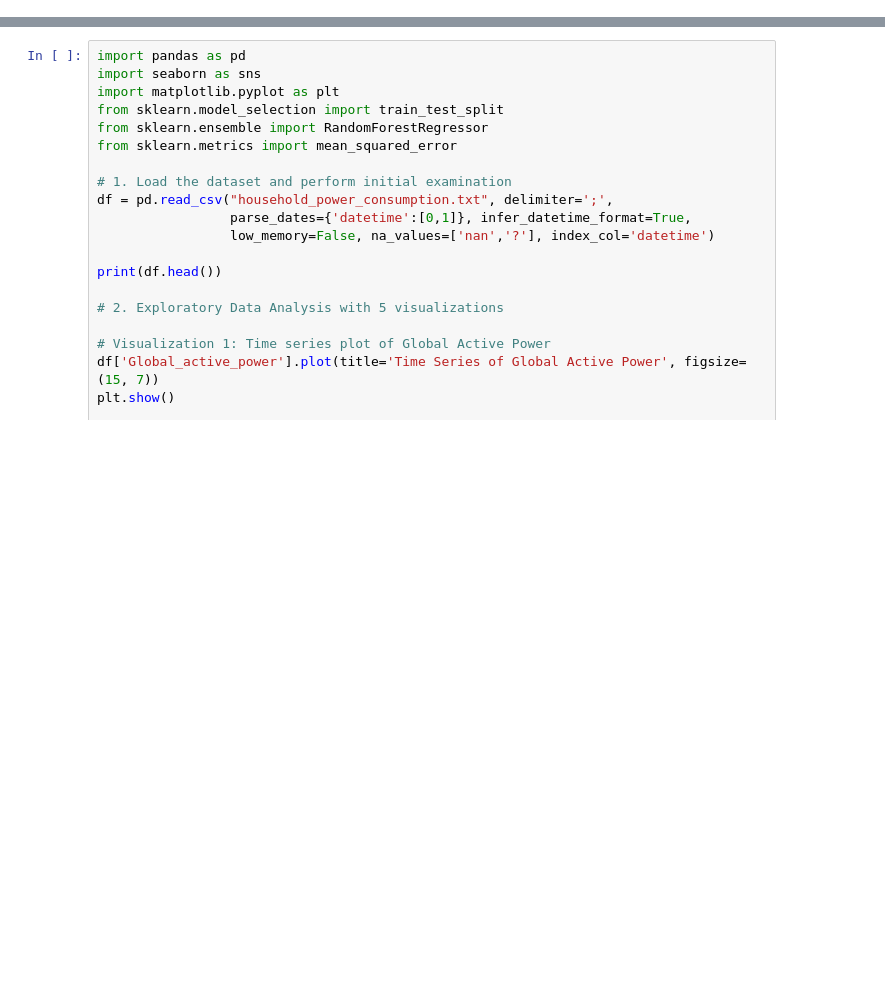
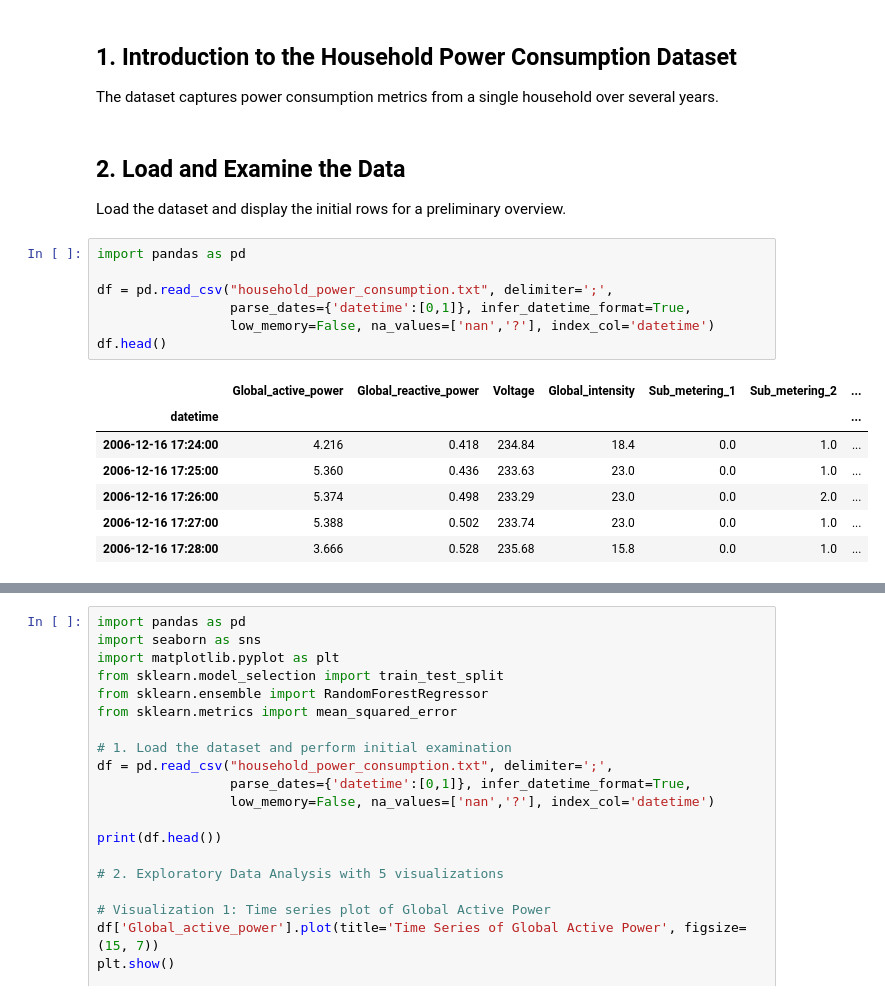
Before and after one commit to AtharvaJadhav/DataMiningAssignment-DataPreprocessing, a Jupyter notebook: TimeSeries_AtharvaJadhav.ipynb, the cells around one changed output, grey strips where cells are left out. Drawn from its saved outputs; the diff is of its cells as text; blank space fills up the shorter version.

```diff
--- a/TimeSeries_AtharvaJadhav.ipynb
+++ b/TimeSeries_AtharvaJadhav.ipynb
@@ -0,0 +30,21 @@
+# %% [markdown]
+## 1. Introduction to the Household Power Consumption Dataset
+The dataset captures power consumption metrics from a single household over several years.
+# %% [markdown]
+## 2. Load and Examine the Data
+Load the dataset and display the initial rows for a preliminary overview.
+# %%
+import pandas as pd
+
+df = pd.read_csv("household_power_consumption.txt", delimiter=';',
+                 parse_dates={'datetime':[0,1]}, infer_datetime_format=True,
+                 low_memory=False, na_values=['nan','?'], index_col='datetime')
+df.head()
+# %% [output]
+|  | Global_active_power | Global_reactive_power | Voltage | Global_intensity | Sub_metering_1 | Sub_metering_2 | ... |
+| datetime |  |  |  |  |  |  | ... |
+| 2006-12-16 17:24:00 | 4.216 | 0.418 | 234.84 | 18.4 | 0.0 | 1.0 | ... |
+| 2006-12-16 17:25:00 | 5.360 | 0.436 | 233.63 | 23.0 | 0.0 | 1.0 | ... |
+| 2006-12-16 17:26:00 | 5.374 | 0.498 | 233.29 | 23.0 | 0.0 | 2.0 | ... |
+| 2006-12-16 17:27:00 | 5.388 | 0.502 | 233.74 | 23.0 | 0.0 | 1.0 | ... |
+| 2006-12-16 17:28:00 | 3.666 | 0.528 | 235.68 | 15.8 | 0.0 | 1.0 | ... |
```
Also changed, not shown: parts of 11 cells of this notebook, 5 other files.
